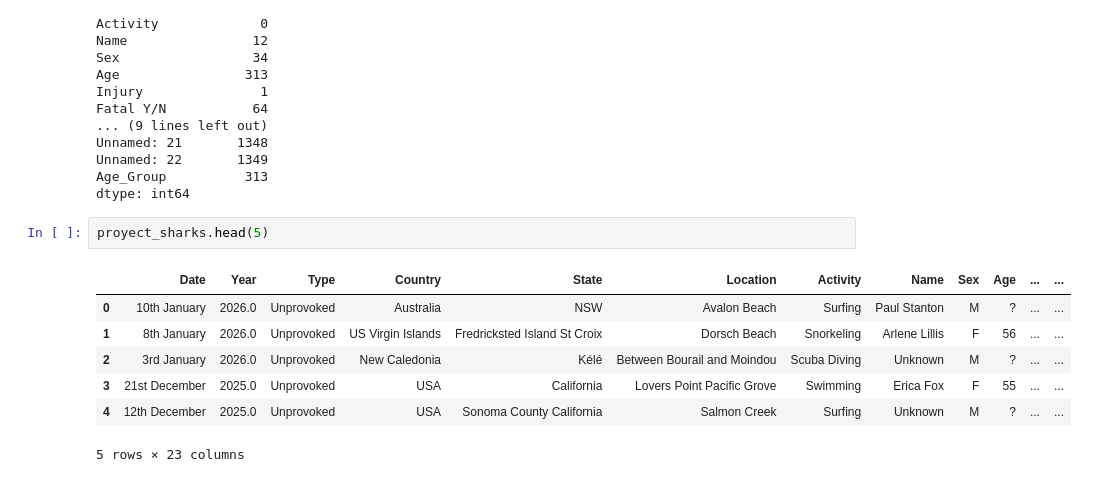
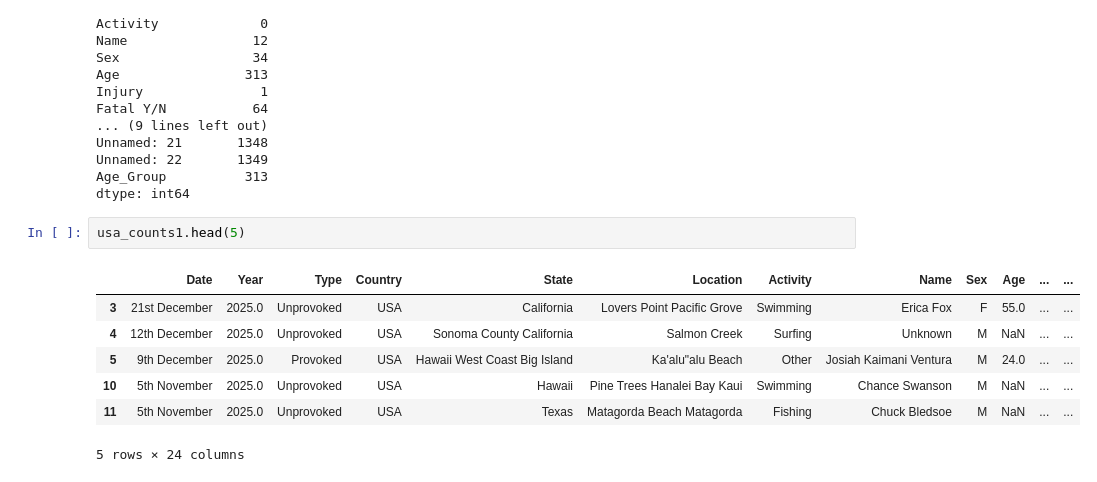
Before and after one commit to bperezlovisolo/clase_git_benjaminperez, a Jupyter notebook: data-cleaning.pandas.ipynb, the cells around one changed output. Saved outputs shown, nothing was run; the diff lists cells and outputs as text.

```diff
--- a/data-cleaning.pandas.ipynb
+++ b/data-cleaning.pandas.ipynb
@@ -289,12 +289,12 @@ Unnamed: 22       1349
 Age_Group          313
 dtype: int64
 # %%
-proyect_sharks.head(5)
+usa_counts1.head(5)
 # %% [output]
 |  | Date | Year | Type | Country | State | Location | Activity | Name | Sex | Age | ... | ... |
-| 0 | 10th January | 2026.0 | Unprovoked | Australia | NSW | Avalon Beach | Surfing | Paul Stanton | M | ? | ... | ... |
-| 1 | 8th January | 2026.0 | Unprovoked | US Virgin Islands | Fredricksted Island St Croix | Dorsch Beach | Snorkeling | Arlene Lillis | F | 56 | ... | ... |
-| 2 | 3rd January | 2026.0 | Unprovoked | New Caledonia | Kélé | Between Bourail and Moindou | Scuba Diving | Unknown | M | ? | ... | ... |
-| 3 | 21st December | 2025.0 | Unprovoked | USA | California | Lovers Point Pacific Grove | Swimming | Erica Fox | F | 55 | ... | ... |
-| 4 | 12th December | 2025.0 | Unprovoked | USA | Sonoma County California | Salmon Creek | Surfing | Unknown | M | ? | ... | ... |
+| 3 | 21st December | 2025.0 | Unprovoked | USA | California | Lovers Point Pacific Grove | Swimming | Erica Fox | F | 55.0 | ... | ... |
+| 4 | 12th December | 2025.0 | Unprovoked | USA | Sonoma County California | Salmon Creek | Surfing | Unknown | M | NaN | ... | ... |
+| 5 | 9th December | 2025.0 | Provoked | USA | Hawaii West Coast Big Island | Ka'alu"alu Beach | Other | Josiah Kaimani Ventura | M | 24.0 | ... | ... |
+| 10 | 5th November | 2025.0 | Unprovoked | USA | Hawaii | Pine Trees Hanalei Bay Kaui | Swimming | Chance Swanson | M | NaN | ... | ... |
+| 11 | 5th November | 2025.0 | Unprovoked | USA | Texas | Matagorda Beach Matagorda | Fishing | Chuck Bledsoe | M | NaN | ... | ... |
-5 rows × 23 columns
+5 rows × 24 columns
```
Also changed, not shown: parts of 9 cells of this notebook.
